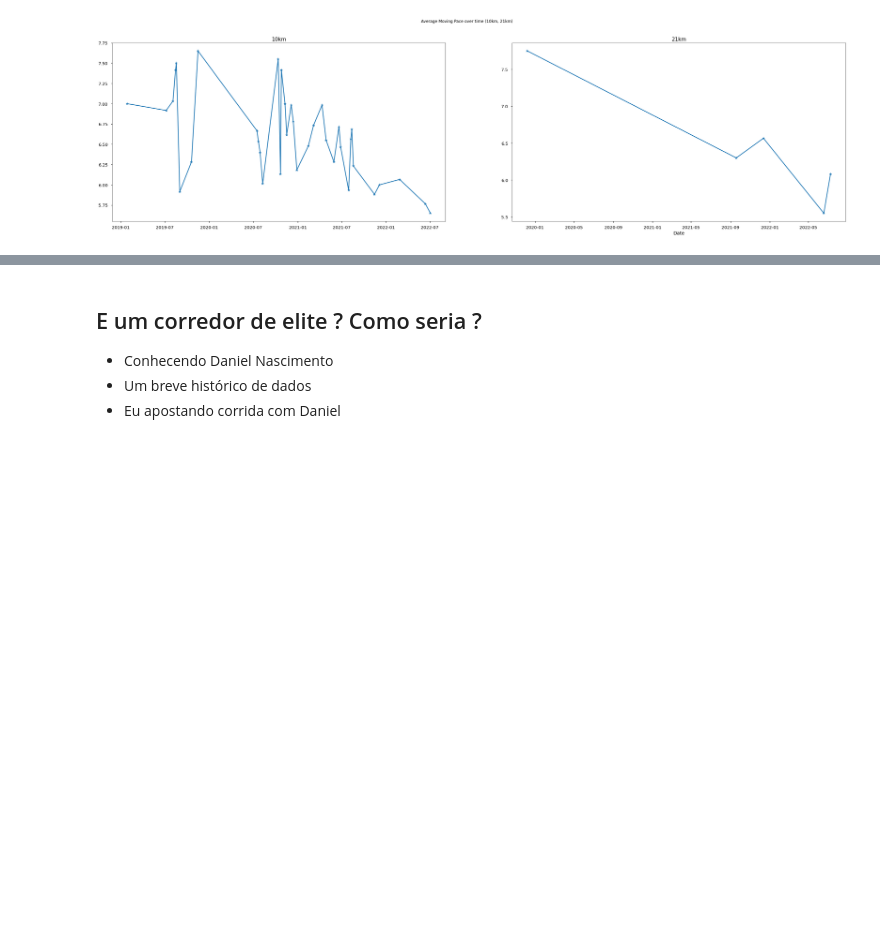
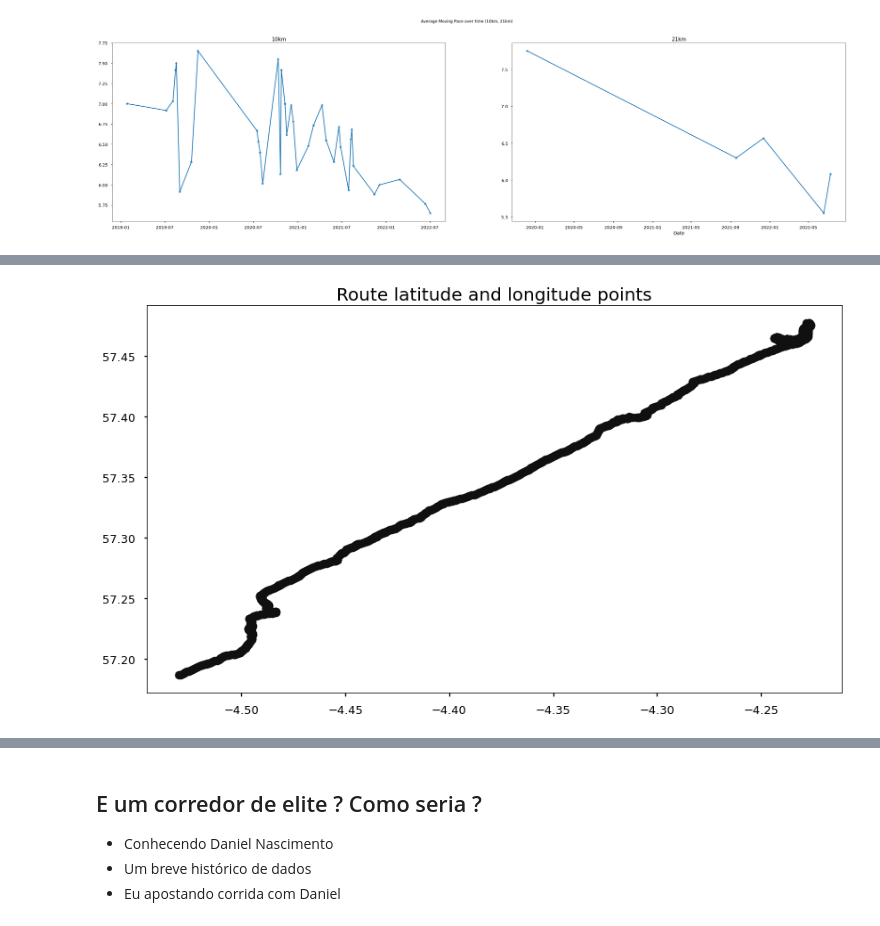
Before and after one commit to corriporai/presentations, a Jupyter notebook: pythonnordeste2022/slides.ipynb, the cells around one changed output, grey strips where cells are left out. Saved outputs shown, nothing was run; the diff lists cells and outputs as text; code cells hidden in the pictures; blank space fills up the shorter version.

```diff
--- a/pythonnordeste2022/slides.ipynb
+++ b/pythonnordeste2022/slides.ipynb
@@ -1874,0 +1890,21 @@ chart
+# %%
+import gpxpy
+import pandas as pd
+
+# Load gpx.
+gpx_path = './marcel_runs/course/lochness.gpx'
+with open(gpx_path) as f:
+    gpx = gpxpy.parse(f)
+
+# Convert to a dataframe one point at a time.
+points = []
+for segment in gpx.tracks[0].segments:
+    for p in segment.points:
+        points.append({
+            'time': p.time,
+            'latitude': p.latitude,
+            'longitude': p.longitude,
+            'elevation': p.elevation,
+        })
+course = pd.DataFrame.from_records(points)
+course
@@ -1874,0 +1925,6 @@ chart
+# %%
+plt.figure(figsize=(14, 8))
+plt.scatter(course['longitude'], course['latitude'], color='#101010')
+plt.title('Route latitude and longitude points', size=20);
+# %% [output]
+[figure, added]
```
Also changed, not shown: parts of 22 cells of this notebook, 3 other files.
